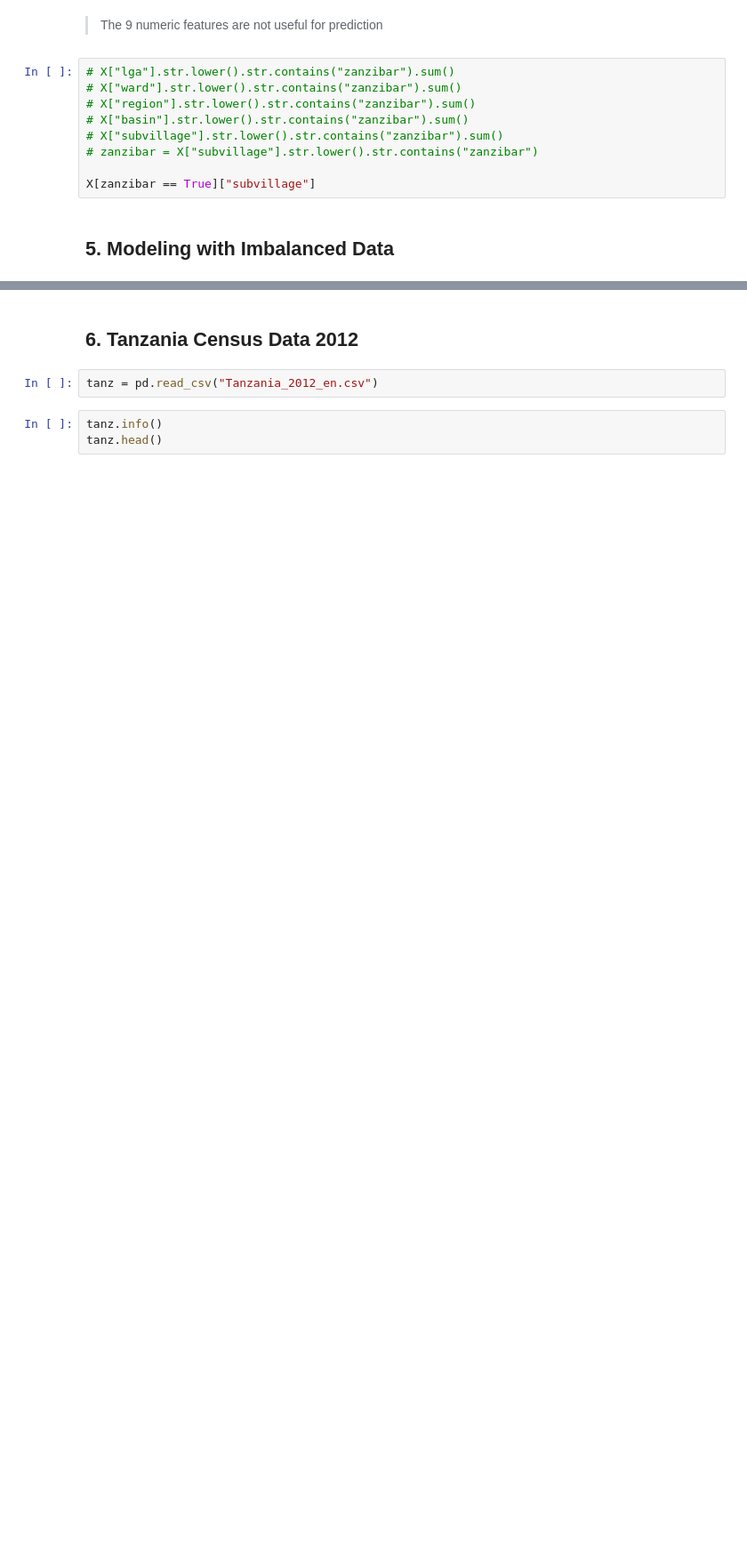
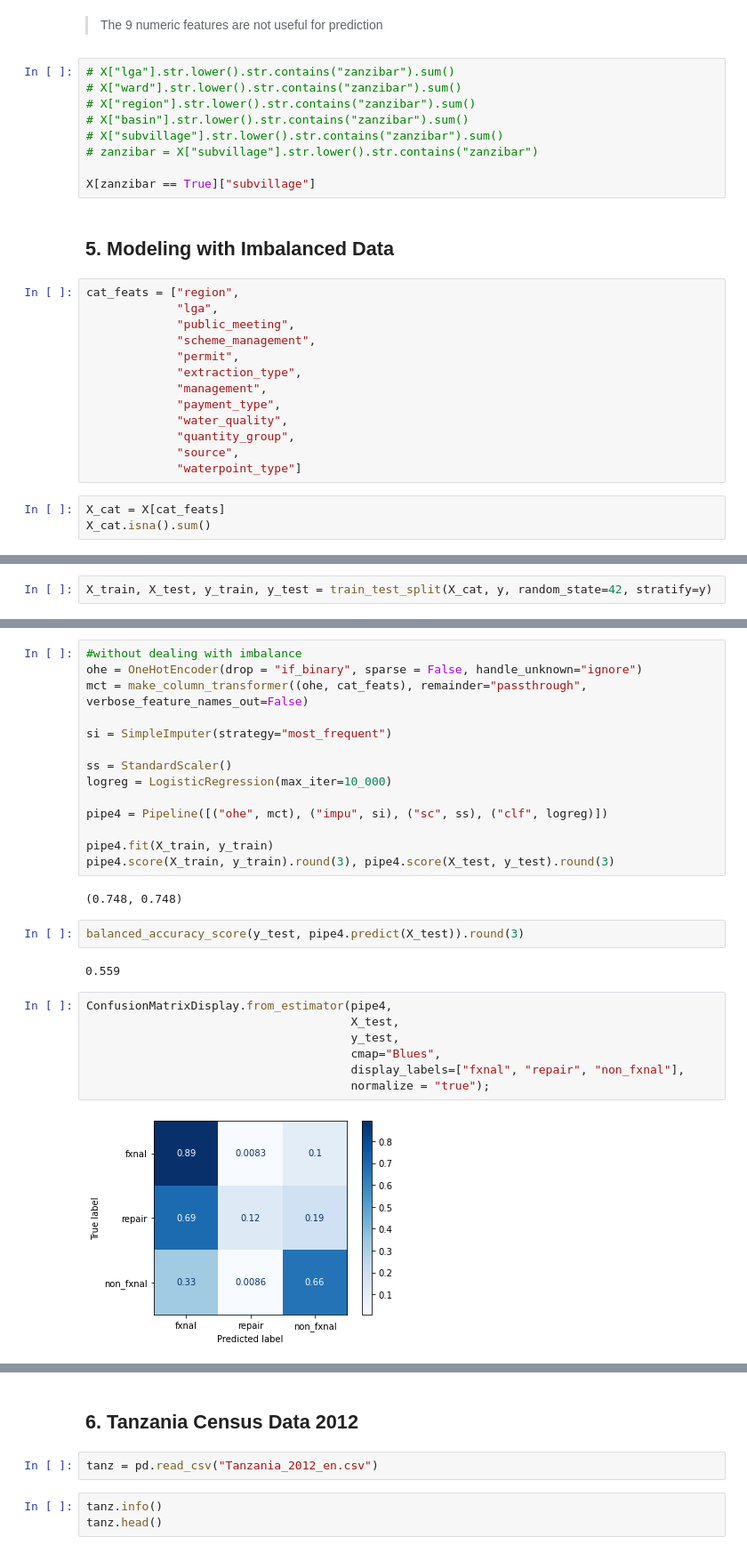
Before and after one commit to kalebts/Tanzania-Group-Project, a Jupyter notebook: codycan_01.ipynb, the cells around one changed output, grey strips where cells are left out. Shown at 89% size. Drawn from its saved outputs; the diff is of its cells as text; blank space fills up the shorter version.

```diff
--- a/codycan_01.ipynb
+++ b/codycan_01.ipynb
@@ -727,3 +736,19 @@ ConfusionMatrixDisplay.from_estimator(pipe3,
 X[zanzibar == True]["subvillage"]
 # %% [markdown]
 ## 5. Modeling with Imbalanced Data
+# %%
+cat_feats = ["region",
+             "lga",
+             "public_meeting",
+             "scheme_management",
+             "permit",
+             "extraction_type",
+             "management",
+             "payment_type",
+             "water_quality",
+             "quantity_group",
+             "source",
+             "waterpoint_type"]
+# %%
+X_cat = X[cat_feats]
+X_cat.isna().sum()
@@ -729,0 +773,2 @@ X[zanzibar == True]["subvillage"]
+# %%
+X_train, X_test, y_train, y_test = train_test_split(X_cat, y, random_state=42, stratify=y)
@@ -729,0 +777,29 @@ X[zanzibar == True]["subvillage"]
+# %%
+#without dealing with imbalance
+ohe = OneHotEncoder(drop = "if_binary", sparse = False, handle_unknown="ignore")
+mct = make_column_transformer((ohe, cat_feats), remainder="passthrough", verbose_feature_names_out=False)
+
+si = SimpleImputer(strategy="most_frequent")
+
+ss = StandardScaler()
+logreg = LogisticRegression(max_iter=10_000)
+
+pipe4 = Pipeline([("ohe", mct), ("impu", si), ("sc", ss), ("clf", logreg)])
+
+pipe4.fit(X_train, y_train)
+pipe4.score(X_train, y_train).round(3), pipe4.score(X_test, y_test).round(3)
+# %% [output]
+(0.748, 0.748)
+# %%
+balanced_accuracy_score(y_test, pipe4.predict(X_test)).round(3)
+# %% [output]
+0.559
+# %%
+ConfusionMatrixDisplay.from_estimator(pipe4,
+                                      X_test,
+                                      y_test,
+                                      cmap="Blues",
+                                      display_labels=["fxnal", "repair", "non_fxnal"],
+                                      normalize = "true");
+# %% [output]
+[figure, added]
```
Also changed, not shown: parts of 125 cells of this notebook.
